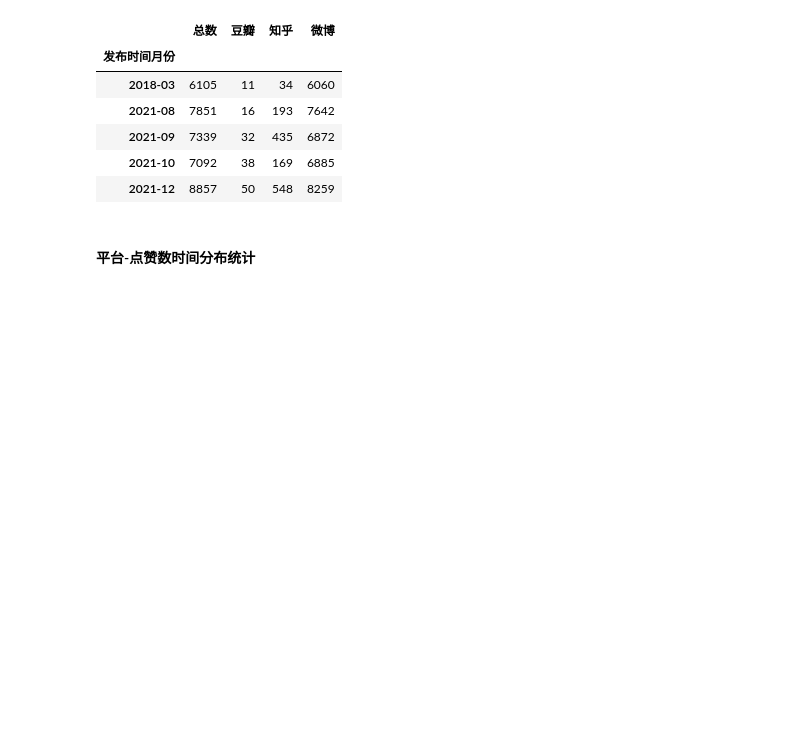
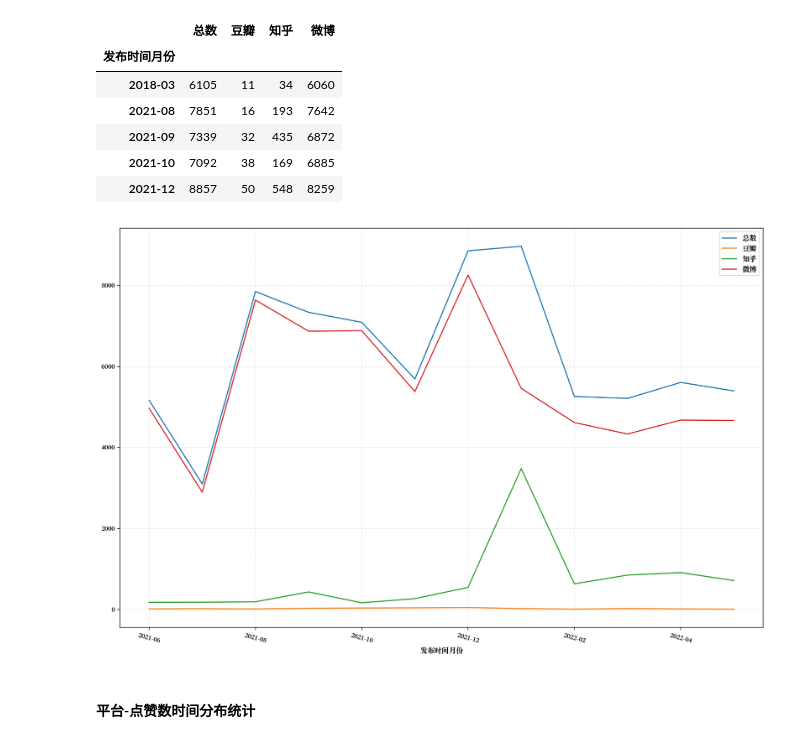
Before and after one commit to ZackYule/CityImageProject, a Jupyter notebook: step7_statistics&visualization.ipynb, the cells around one changed output. Cells and saved outputs as stored; diff of their text form; code cells hidden in the pictures; blank space fills up the shorter version.

```diff
--- a/step7_statistics&visualization.ipynb
+++ b/step7_statistics&visualization.ipynb
@@ -43,0 +46,10 @@ data = pd.read_pickle(DataFilePath)
+# %%
+DataFilePath = 'data/西安城市形象数据_关键词_关键词选取.pkl'
+DictionaryFilePath = 'data/西安城市形象编码词表.pkl'
+dictionary_comparison_table = pd.read_pickle(DictionaryFilePath)
+data = pd.read_pickle(DataFilePath)
+# %%
+dictionary_comparison_table_topic = dictionary_comparison_table.drop(['积极判断框架','消极判断框架','事件框架','细节框架'], axis=1)
+dictionary_comparison_table_narration = dictionary_comparison_table[['积极判断框架','消极判断框架','事件框架','细节框架']]
+# %%
+data = get_single_classification(data, '议题关键词', dictionary_comparison_table_topic, inplace=True)
@@ -157,6 +217,19 @@ data_time_count[data_time_count['微博']>6000]
 | 2021-09 | 7339 | 32 | 435 | 6872 |
 | 2021-10 | 7092 | 38 | 169 | 6885 |
 | 2021-12 | 8857 | 50 | 548 | 8259 |
+# %%
+dt = data_time_count[(data_time_count.index>='2021-06')&(data_time_count.index<='2022-05')]
+# %%
+ax = dt.loc[:, ['总数', '豆瓣','知乎','微博']].plot(
+    figsize=(16, 10),
+    secondary_y=['gmv'],
+    x_compat=True,
+    grid=True)
+ax.grid(visible=True, linestyle="--", alpha=0.3)
+plt.xticks(rotation=-15)
+plt.show()
+# %% [output]
+[figure, added]
 # %% [markdown]
 #### 平台-点赞数时间分布统计
 # %%
```
Also changed, not shown: parts of 10 cells of this notebook, 4 other files.
